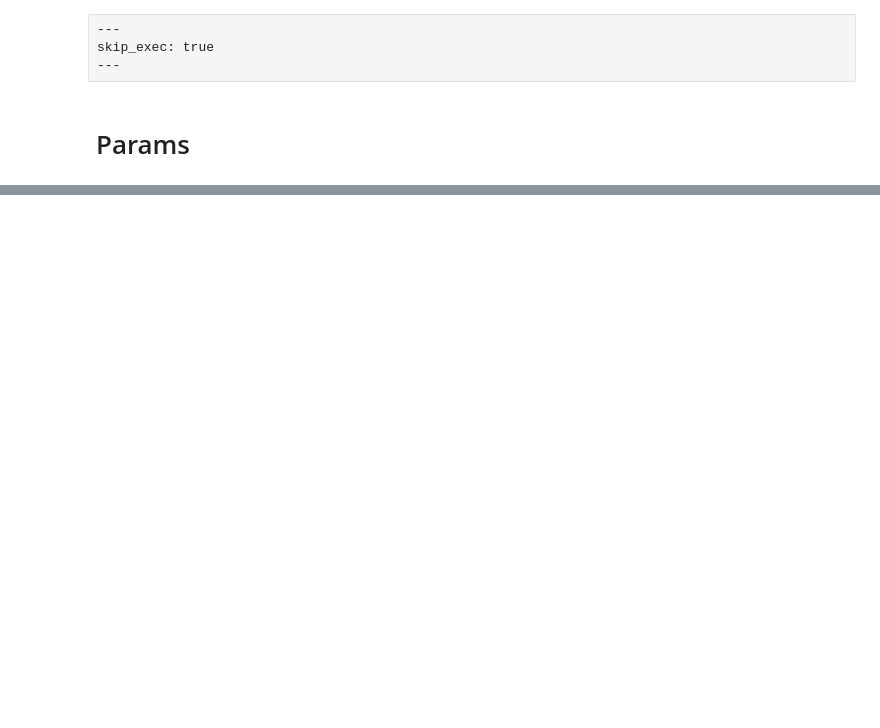
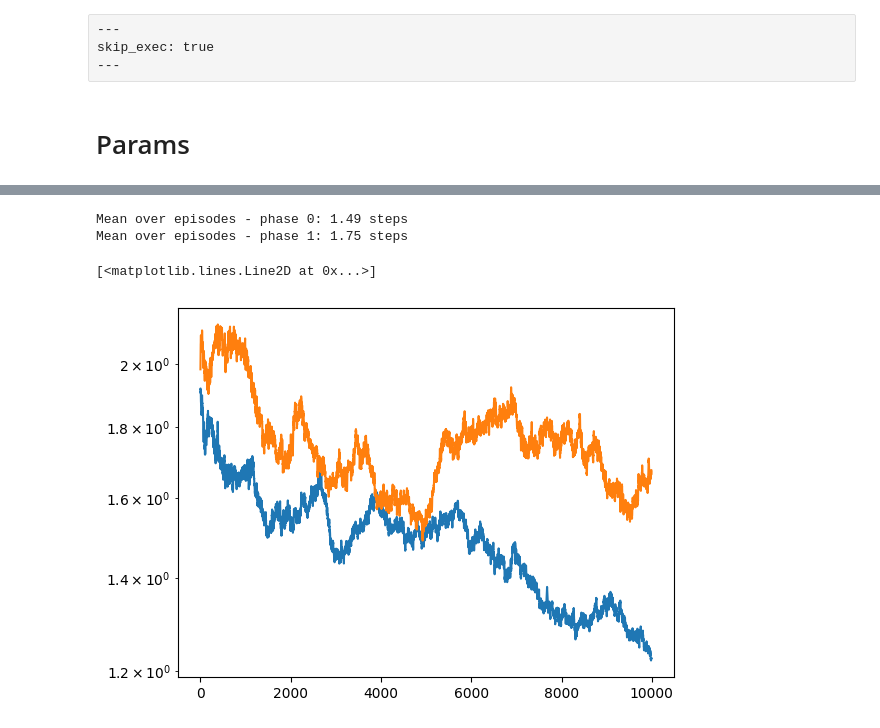
Before and after one commit to gorkamunoz/rl_opts, a Jupyter notebook: nbs/lib_nbs/develop/test_training_virtual_abm.ipynb, the cells around one changed output, grey strips where cells are left out. Drawn from its saved outputs; the diff is of its cells as text; code cells hidden in the pictures; blank space fills up the shorter version.

```diff
--- a/nbs/lib_nbs/develop/test_training_virtual_abm.ipynb
+++ b/nbs/lib_nbs/develop/test_training_virtual_abm.ipynb
@@ -250,0 +203,32 @@ plt.colorbar(label ='Average reward over last 500 episodes')
+# %%
+# Average contiguous-phase duration per episode, separately for phase 0 and phase 1
+n_episodes, T = phases.shape
+avg_dur_phase0 = np.full(n_episodes, np.nan)
+avg_dur_phase1 = np.full(n_episodes, np.nan)
+
+for ep in range(n_episodes):
+    s = phases[ep].astype(int)
+
+    change_idx = np.flatnonzero(np.diff(s) != 0) + 1
+    starts = np.r_[0, change_idx]
+    ends = np.r_[change_idx, T]
+
+    run_lengths = ends - starts
+    run_phases = s[starts]
+
+    if np.any(run_phases == 0):
+        avg_dur_phase0[ep] = run_lengths[run_phases == 0].mean()
+    if np.any(run_phases == 1):
+        avg_dur_phase1[ep] = run_lengths[run_phases == 1].mean()
+
+print(f"Mean over episodes - phase 0: {np.nanmean(avg_dur_phase0):.2f} steps")
+print(f"Mean over episodes - phase 1: {np.nanmean(avg_dur_phase1):.2f} steps")
+# %% [output]
+Mean over episodes - phase 0: 1.49 steps
+Mean over episodes - phase 1: 1.75 steps
+# %%
+plt.semilogy(moving_average(avg_dur_phase0, n = 10))
+plt.plot(moving_average(avg_dur_phase1, n = 10))
+# %% [output]
+[<matplotlib.lines.Line2D at 0x...>]
+[figure, added]
```
Also changed, not shown: parts of 42 cells of this notebook, 7 other files.
